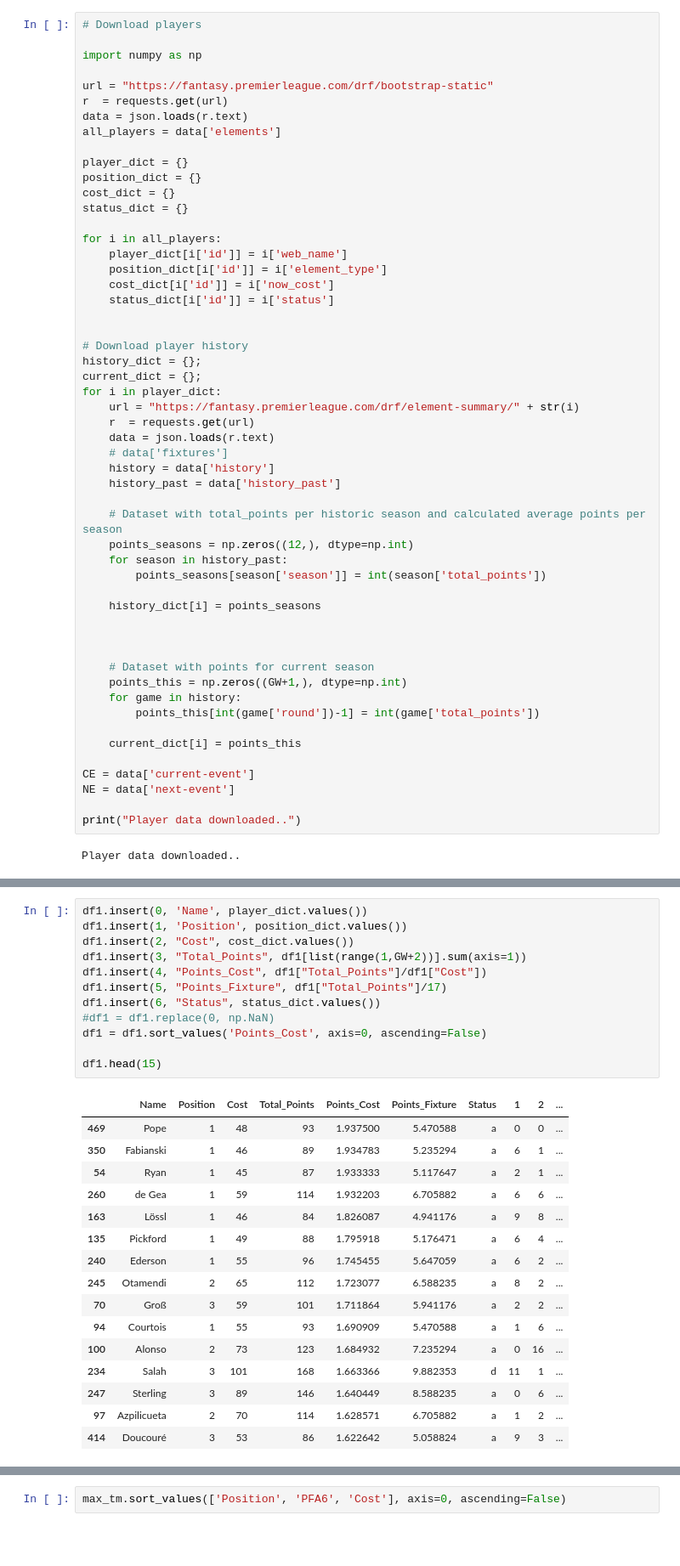
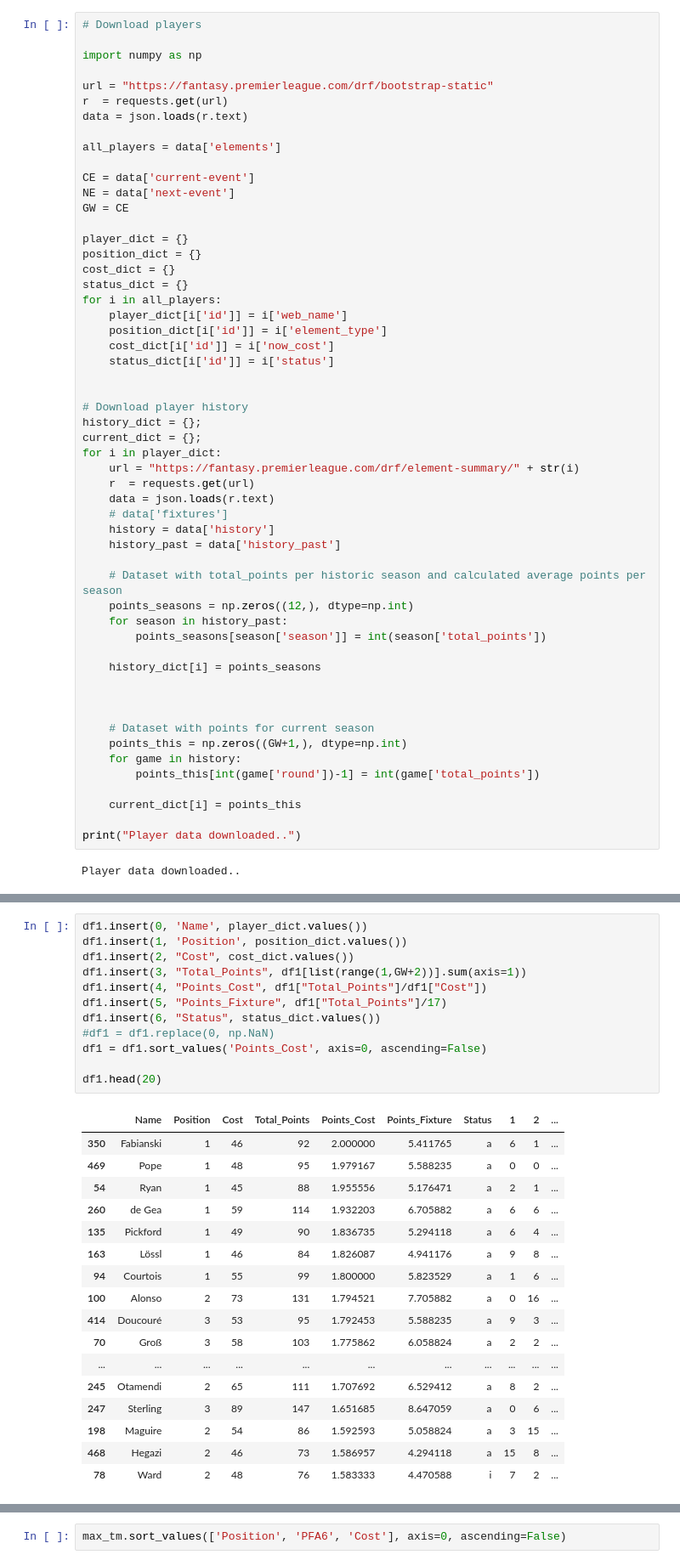
Before and after one commit to linkmic/fantasy, a Jupyter notebook: FPL fiddles.ipynb, the cells around one changed output, grey strips where cells are left out. Shown at 85% size. Cells and saved outputs as stored; diff of their text form; blank space fills up the shorter version.

Commit message:
Next GW

```diff
--- a/FPL fiddles.ipynb
+++ b/FPL fiddles.ipynb
@@ -62,13 +60,17 @@ import numpy as np
 url = "https://fantasy.premierleague.com/drf/bootstrap-static"
 r  = requests.get(url)
 data = json.loads(r.text)
+
 all_players = data['elements']
+
+CE = data['current-event']
+NE = data['next-event']
+GW = CE
 
 player_dict = {}
 position_dict = {}
 cost_dict = {}
 status_dict = {}
-
 for i in all_players:
     player_dict[i['id']] = i['web_name']
     position_dict[i['id']] = i['element_type']
@@ -103,9 +105,6 @@ for i in player_dict:
 
     current_dict[i] = points_this
 
-CE = data['current-event']
-NE = data['next-event']
-
 print("Player data downloaded..")
 # %% [output]
 Player data downloaded..
@@ -350,29 +241,30 @@ df1
 # %%
 df1.insert(0, 'Name', player_dict.values())
 df1.insert(1, 'Position', position_dict.values())
 df1.insert(2, "Cost", cost_dict.values())
 df1.insert(3, "Total_Points", df1[list(range(1,GW+2))].sum(axis=1))
 df1.insert(4, "Points_Cost", df1["Total_Points"]/df1["Cost"])
 df1.insert(5, "Points_Fixture", df1["Total_Points"]/17)
 df1.insert(6, "Status", status_dict.values())
 #df1 = df1.replace(0, np.NaN)
 df1 = df1.sort_values('Points_Cost', axis=0, ascending=False)
 
-df1.head(15)
+df1.head(20)
 # %% [output]
 |  | Name | Position | Cost | Total_Points | Points_Cost | Points_Fixture | Status | 1 | 2 | ... |
-| 469 | Pope | 1 | 48 | 93 | 1.937500 | 5.470588 | a | 0 | 0 | ... |
-| 350 | Fabianski | 1 | 46 | 89 | 1.934783 | 5.235294 | a | 6 | 1 | ... |
-| 54 | Ryan | 1 | 45 | 87 | 1.933333 | 5.117647 | a | 2 | 1 | ... |
+| 350 | Fabianski | 1 | 46 | 92 | 2.000000 | 5.411765 | a | 6 | 1 | ... |
+| 469 | Pope | 1 | 48 | 95 | 1.979167 | 5.588235 | a | 0 | 0 | ... |
+| 54 | Ryan | 1 | 45 | 88 | 1.955556 | 5.176471 | a | 2 | 1 | ... |
 | 260 | de Gea | 1 | 59 | 114 | 1.932203 | 6.705882 | a | 6 | 6 | ... |
+| 135 | Pickford | 1 | 49 | 90 | 1.836735 | 5.294118 | a | 6 | 4 | ... |
 | 163 | Lössl | 1 | 46 | 84 | 1.826087 | 4.941176 | a | 9 | 8 | ... |
-| 135 | Pickford | 1 | 49 | 88 | 1.795918 | 5.176471 | a | 6 | 4 | ... |
-| 240 | Ederson | 1 | 55 | 96 | 1.745455 | 5.647059 | a | 6 | 2 | ... |
-| 245 | Otamendi | 2 | 65 | 112 | 1.723077 | 6.588235 | a | 8 | 2 | ... |
-| 70 | Groß | 3 | 59 | 101 | 1.711864 | 5.941176 | a | 2 | 2 | ... |
-| 94 | Courtois | 1 | 55 | 93 | 1.690909 | 5.470588 | a | 1 | 6 | ... |
-| 100 | Alonso | 2 | 73 | 123 | 1.684932 | 7.235294 | a | 0 | 16 | ... |
-| 234 | Salah | 3 | 101 | 168 | 1.663366 | 9.882353 | d | 11 | 1 | ... |
-| 247 | Sterling | 3 | 89 | 146 | 1.640449 | 8.588235 | a | 0 | 6 | ... |
-| 97 | Azpilicueta | 2 | 70 | 114 | 1.628571 | 6.705882 | a | 1 | 2 | ... |
-| 414 | Doucouré | 3 | 53 | 86 | 1.622642 | 5.058824 | a | 9 | 3 | ... |
+| 94 | Courtois | 1 | 55 | 99 | 1.800000 | 5.823529 | a | 1 | 6 | ... |
+| 100 | Alonso | 2 | 73 | 131 | 1.794521 | 7.705882 | a | 0 | 16 | ... |
+| 414 | Doucouré | 3 | 53 | 95 | 1.792453 | 5.588235 | a | 9 | 3 | ... |
+| 70 | Groß | 3 | 58 | 103 | 1.775862 | 6.058824 | a | 2 | 2 | ... |
+| ... | ... | ... | ... | ... | ... | ... | ... | ... | ... | ... |
+| 245 | Otamendi | 2 | 65 | 111 | 1.707692 | 6.529412 | a | 8 | 2 | ... |
+| 247 | Sterling | 3 | 89 | 147 | 1.651685 | 8.647059 | a | 0 | 6 | ... |
+| 198 | Maguire | 2 | 54 | 86 | 1.592593 | 5.058824 | a | 3 | 15 | ... |
+| 468 | Hegazi | 2 | 46 | 73 | 1.586957 | 4.294118 | a | 15 | 8 | ... |
+| 78 | Ward | 2 | 48 | 76 | 1.583333 | 4.470588 | i | 7 | 2 | ... |
```
Also changed, not shown: parts of 20 cells of this notebook, 11 other files.
